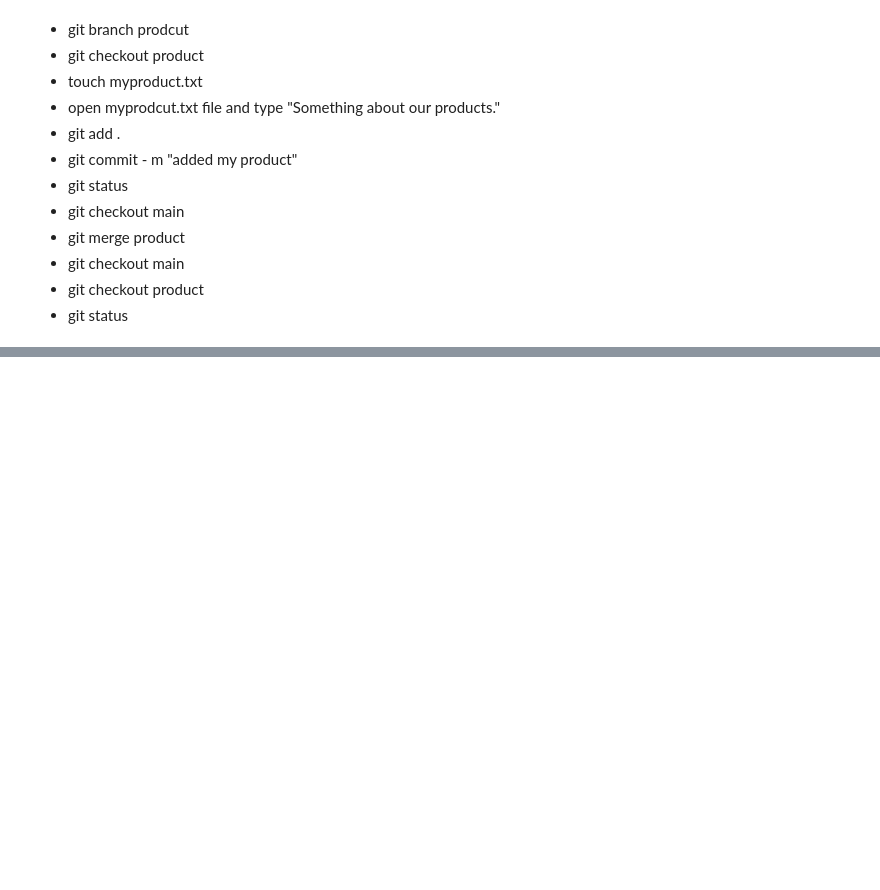
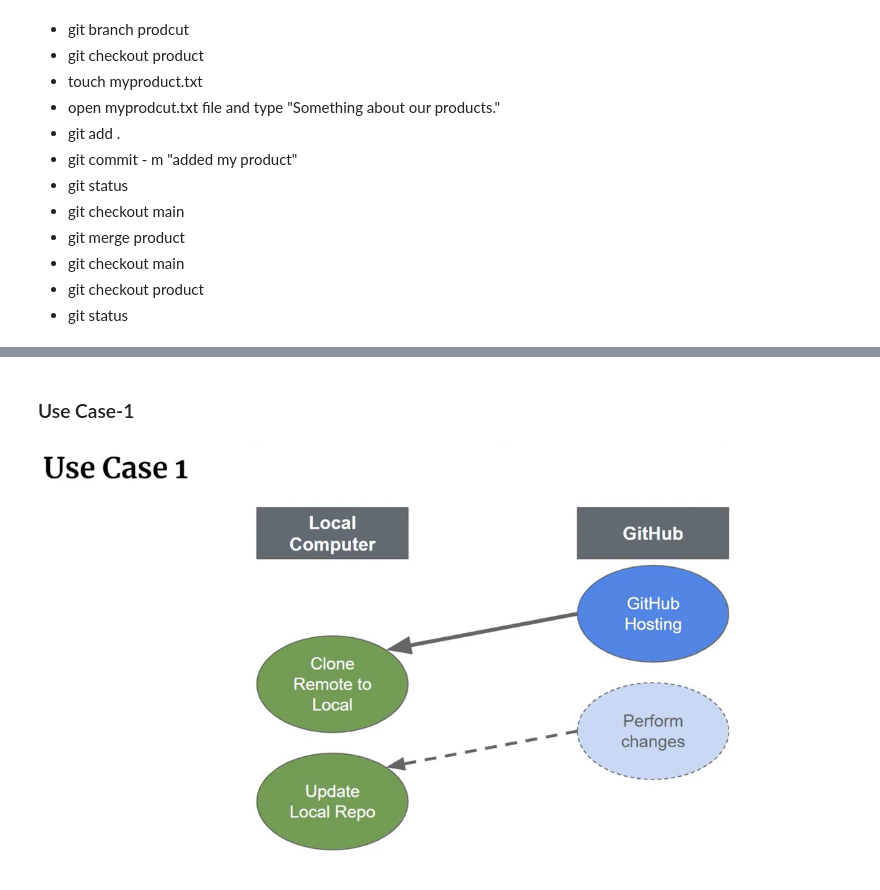
Before and after one commit to swunnthutwonn/Basic-GitHub-Course, a Jupyter notebook: BasicGitHub_Course.ipynb, the cells around one changed output, grey strips where cells are left out. Saved outputs shown, nothing was run; the diff lists cells and outputs as text; code cells hidden in the pictures; blank space fills up the shorter version.

```diff
--- a/BasicGitHub_Course.ipynb
+++ b/BasicGitHub_Course.ipynb
@@ -289,0 +306,7 @@ YouTubeVideo('KTLTDnBa5Rw')
+# %% [markdown]
+### Use Case-1
+# %%
+from IPython.display import Image
+Image('Use_case-1.PNG')
+# %% [output]
+[figure, added]
```
Also changed, not shown: parts of 11 cells of this notebook, 17 other files.
